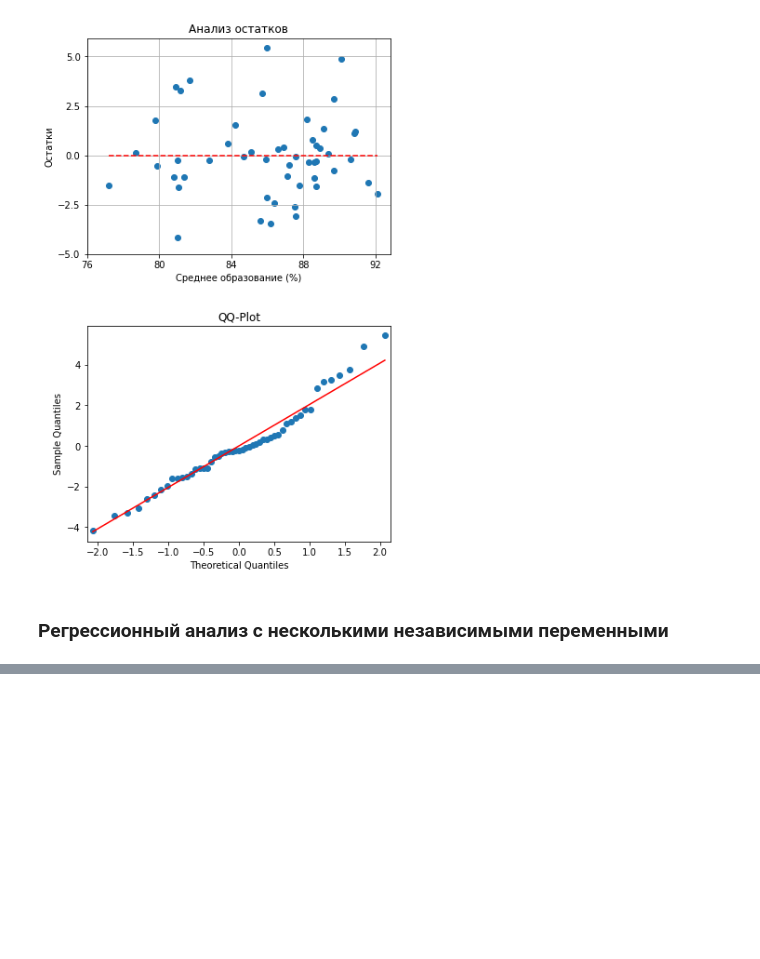
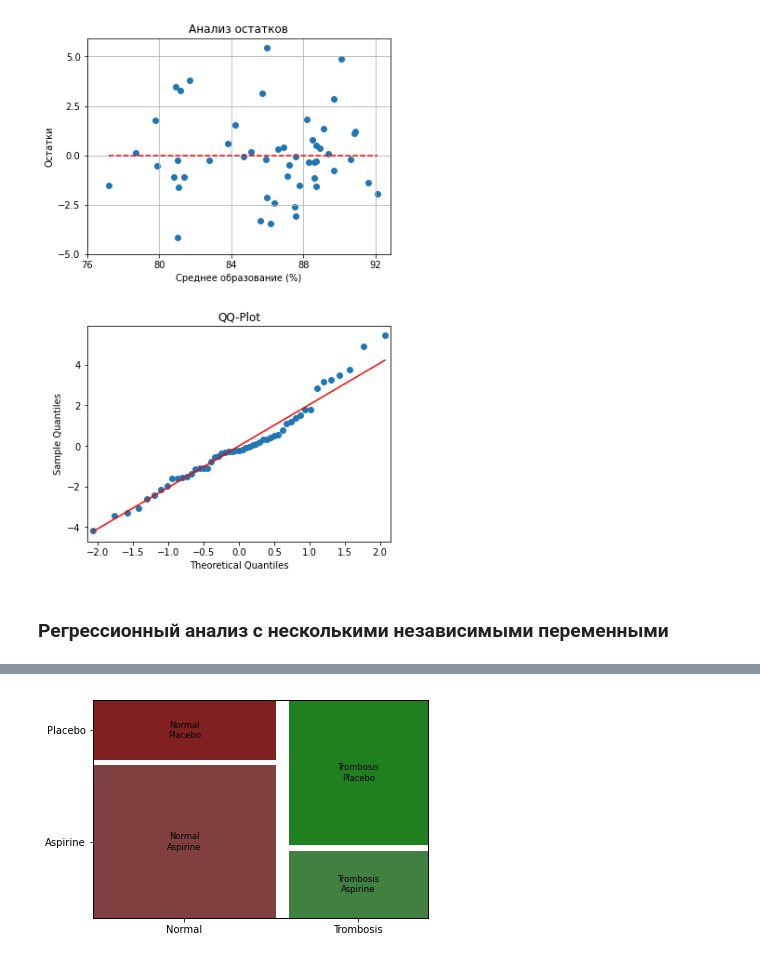
Before and after one commit to AndrewSalygin/data_analysis_practice, a Jupyter notebook: Data analysis practice.ipynb, the cells around one changed output, grey strips where cells are left out. Cells and saved outputs as stored; diff of their text form; code cells hidden in the pictures; blank space fills up the shorter version.

```diff
--- a/Data analysis practice.ipynb
+++ b/Data analysis practice.ipynb
@@ -732,0 +881,12 @@ fig.show()
+# %%
+from statsmodels.graphics.mosaicplot import mosaic
+props = lambda key: {'color': '#FFD254' if 'Trombosis' in key else '#AB2314'}
+pill_data = {('Normal', 'Aspirine'): 18,
+             ('Normal', 'Placebo'): 7,
+             ('Trombosis', 'Aspirine'): 6,
+             ('Trombosis', 'Placebo'): 13
+            }
+
+my_plot = mosaic(pill_data, gap = 0.04) #, properties = props)
+# %% [output]
+[figure, added]
```
Also changed, not shown: parts of 50 cells of this notebook, 14 other files.
